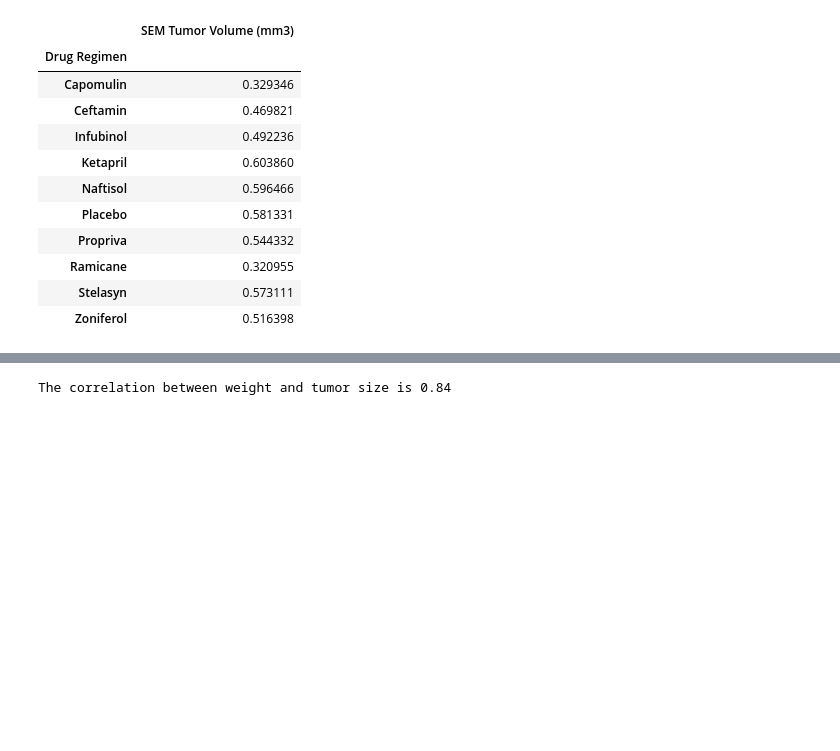
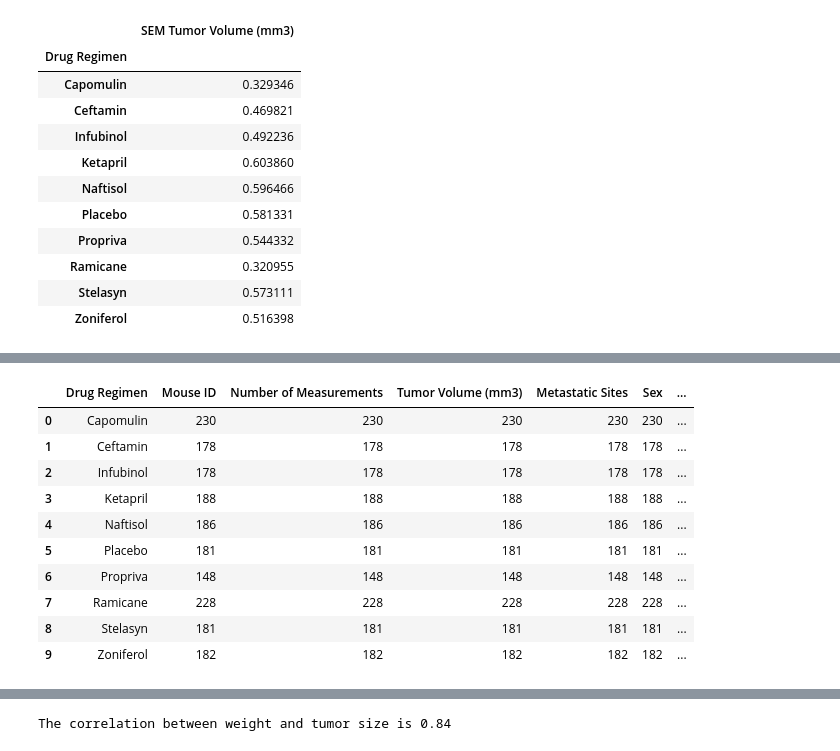
Before and after one commit to J-Schea29/matplotlib-challenge, a Jupyter notebook: Untitled.ipynb, the cells around one changed output, grey strips where cells are left out. Drawn from its saved outputs; the diff is of its cells as text; code cells hidden in the pictures; blank space fills up the shorter version.

```diff
--- a/Untitled.ipynb
+++ b/Untitled.ipynb
@@ -129,10 +156,9 @@ merged3
 #Generate a bar plot using both Pandas’s DataFrame.plot() and Matplotlib’s pyplot that shows the total number of measurements taken for each treatment regimen throughout the course of the study.
 ID_group = dropped_dupl.groupby(["Drug Regimen"])
 num_measurements = ID_group.count()
-num_measurements = num_measurements[["Timepoint"]]
 num_measurements = num_measurements.rename(columns = {"Timepoint": "Number of Measurements"})
-num_measurements
-measurement_chart = num_measurements.plot(kind="bar", title = "Measurements for each speciment")
+num_measurements1 = num_measurements[["Number of Measurements"]]
+measurement_chart = num_measurements1.plot(kind="bar", title = "Measurements for each speciment")
 
 plt.show()
 plt.tight_layout()
@@ -149,0 +183,15 @@ KeyError: 'Drug Regimen'
+# %%
+num_measurements.reset_index(inplace=True)
+num_measurements
+# %% [output]
+|  | Drug Regimen | Mouse ID | Number of Measurements | Tumor Volume (mm3) | Metastatic Sites | Sex | ... |
+| 0 | Capomulin | 230 | 230 | 230 | 230 | 230 | ... |
+| 1 | Ceftamin | 178 | 178 | 178 | 178 | 178 | ... |
+| 2 | Infubinol | 178 | 178 | 178 | 178 | 178 | ... |
+| 3 | Ketapril | 188 | 188 | 188 | 188 | 188 | ... |
+| 4 | Naftisol | 186 | 186 | 186 | 186 | 186 | ... |
+| 5 | Placebo | 181 | 181 | 181 | 181 | 181 | ... |
+| 6 | Propriva | 148 | 148 | 148 | 148 | 148 | ... |
+| 7 | Ramicane | 228 | 228 | 228 | 228 | 228 | ... |
+| 8 | Stelasyn | 181 | 181 | 181 | 181 | 181 | ... |
+| 9 | Zoniferol | 182 | 182 | 182 | 182 | 182 | ... |
```
Also changed, not shown: parts of 11 cells of this notebook.
